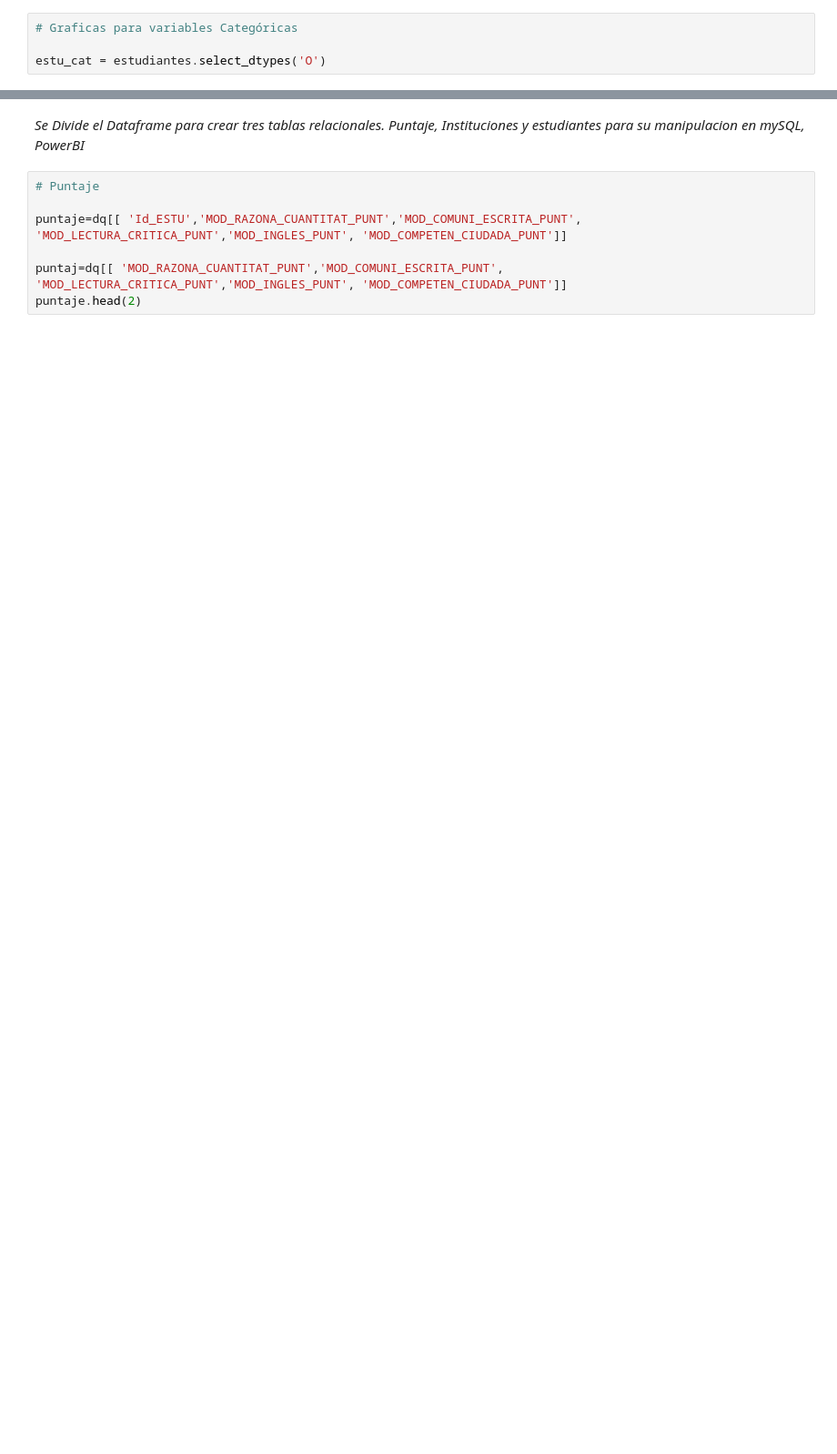
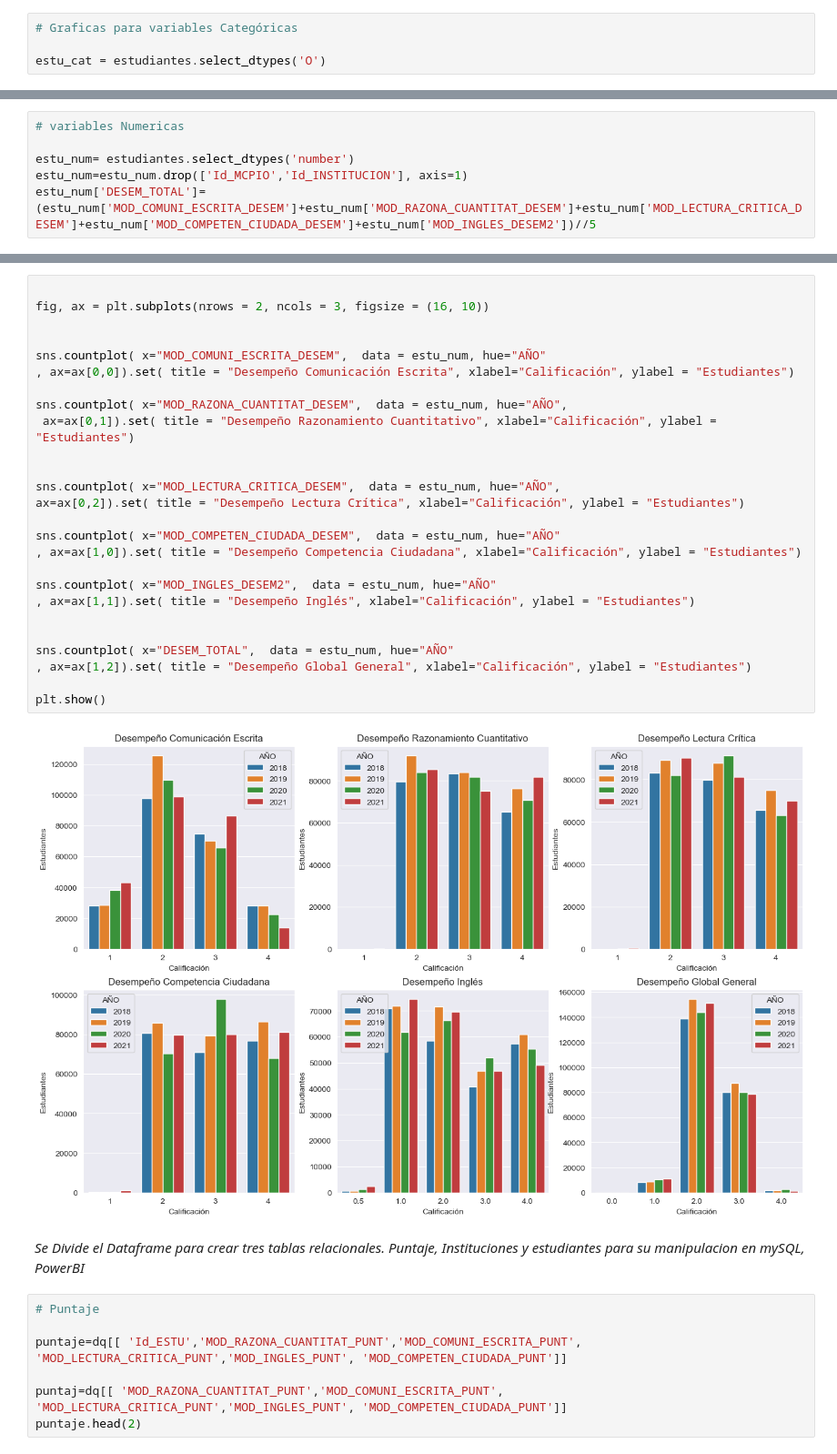
Before and after one commit to jospinoponce/PruebasSaberPro_Colombia, a Jupyter notebook: EDA.ipynb, the cells around one changed output, grey strips where cells are left out. Shown at 91% size. Cells and saved outputs as stored; diff of their text form; blank space fills up the shorter version.

```diff
--- a/EDA.ipynb
+++ b/EDA.ipynb
@@ -290,0 +292,6 @@ graficos_eda_categoricos(estu_cat)
+# %%
+# variables Numericas
+
+estu_num= estudiantes.select_dtypes('number')
+estu_num=estu_num.drop(['Id_MCPIO','Id_INSTITUCION'], axis=1)
+estu_num['DESEM_TOTAL']=(estu_num['MOD_COMUNI_ESCRITA_DESEM']+estu_num['MOD_RAZONA_CUANTITAT_DESEM']+estu_num['MOD_LECTURA_CRITICA_DESEM']+estu_num['MOD_COMPETEN_CIUDADA_DESEM']+estu_num['MOD_INGLES_DESEM2'])//5
@@ -291,3 +305,31 @@ graficos_eda_categoricos(estu_cat)
+# %%
+
+fig, ax = plt.subplots(nrows = 2, ncols = 3, figsize = (16, 10))
+
+
+sns.countplot( x="MOD_COMUNI_ESCRITA_DESEM",  data = estu_num, hue="AÑO"
+, ax=ax[0,0]).set( title = "Desempeño Comunicación Escrita", xlabel="Calificación", ylabel = "Estudiantes")
+
+sns.countplot( x="MOD_RAZONA_CUANTITAT_DESEM",  data = estu_num, hue="AÑO",
+ ax=ax[0,1]).set( title = "Desempeño Razonamiento Cuantitativo", xlabel="Calificación", ylabel = "Estudiantes")
+
+
+sns.countplot( x="MOD_LECTURA_CRITICA_DESEM",  data = estu_num, hue="AÑO",
+ax=ax[0,2]).set( title = "Desempeño Lectura Crítica", xlabel="Calificación", ylabel = "Estudiantes")
+
+sns.countplot( x="MOD_COMPETEN_CIUDADA_DESEM",  data = estu_num, hue="AÑO"
+, ax=ax[1,0]).set( title = "Desempeño Competencia Ciudadana", xlabel="Calificación", ylabel = "Estudiantes")
+
+sns.countplot( x="MOD_INGLES_DESEM2",  data = estu_num, hue="AÑO"
+, ax=ax[1,1]).set( title = "Desempeño Inglés", xlabel="Calificación", ylabel = "Estudiantes")
+
+
+sns.countplot( x="DESEM_TOTAL",  data = estu_num, hue="AÑO"
+, ax=ax[1,2]).set( title = "Desempeño Global General", xlabel="Calificación", ylabel = "Estudiantes")
+
+plt.show()
+# %% [output]
+[figure, added]
 # %% [markdown]
 *Se Divide el Dataframe para crear tres tablas relacionales. Puntaje, Instituciones y estudiantes para su manipulacion en mySQL, PowerBI*
 # %%
```
Also changed, not shown: parts of 14 cells of this notebook, 12 other files.
